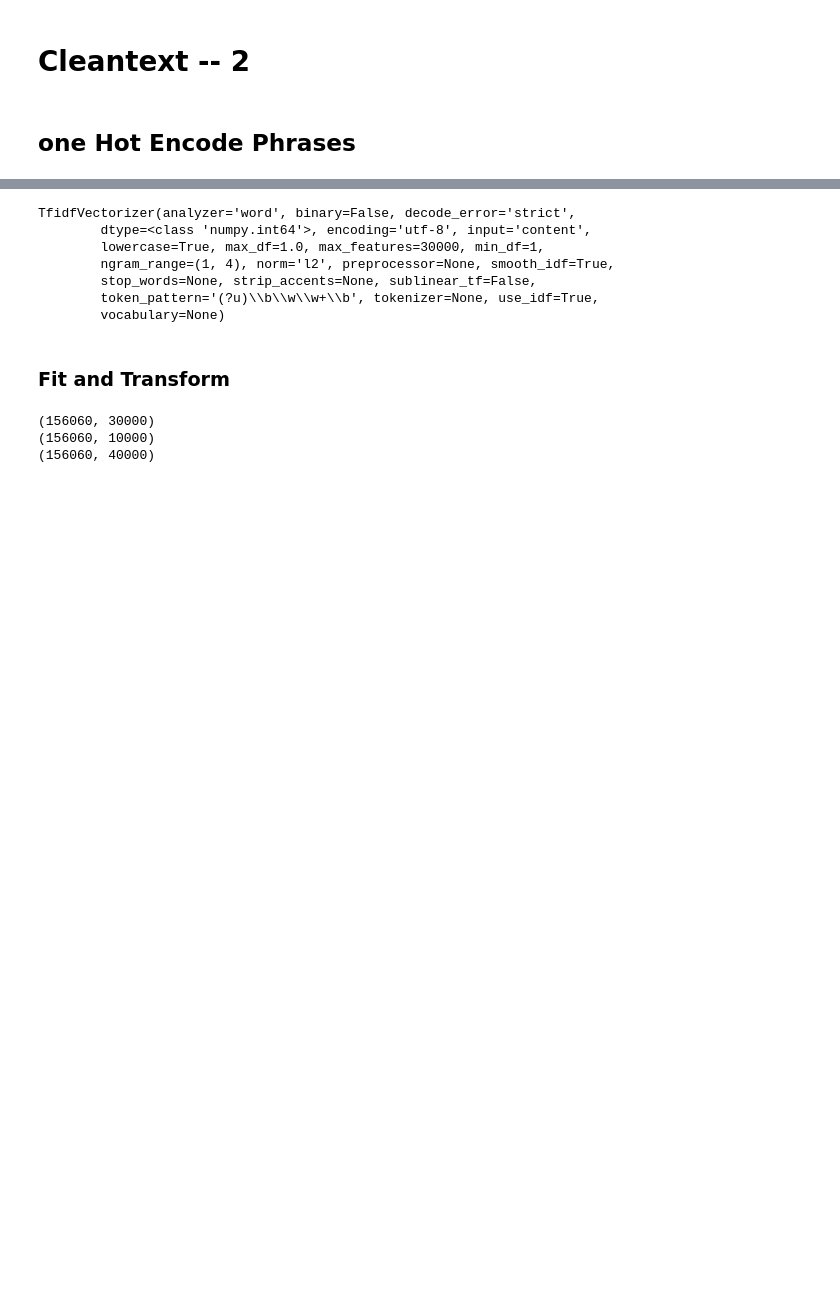
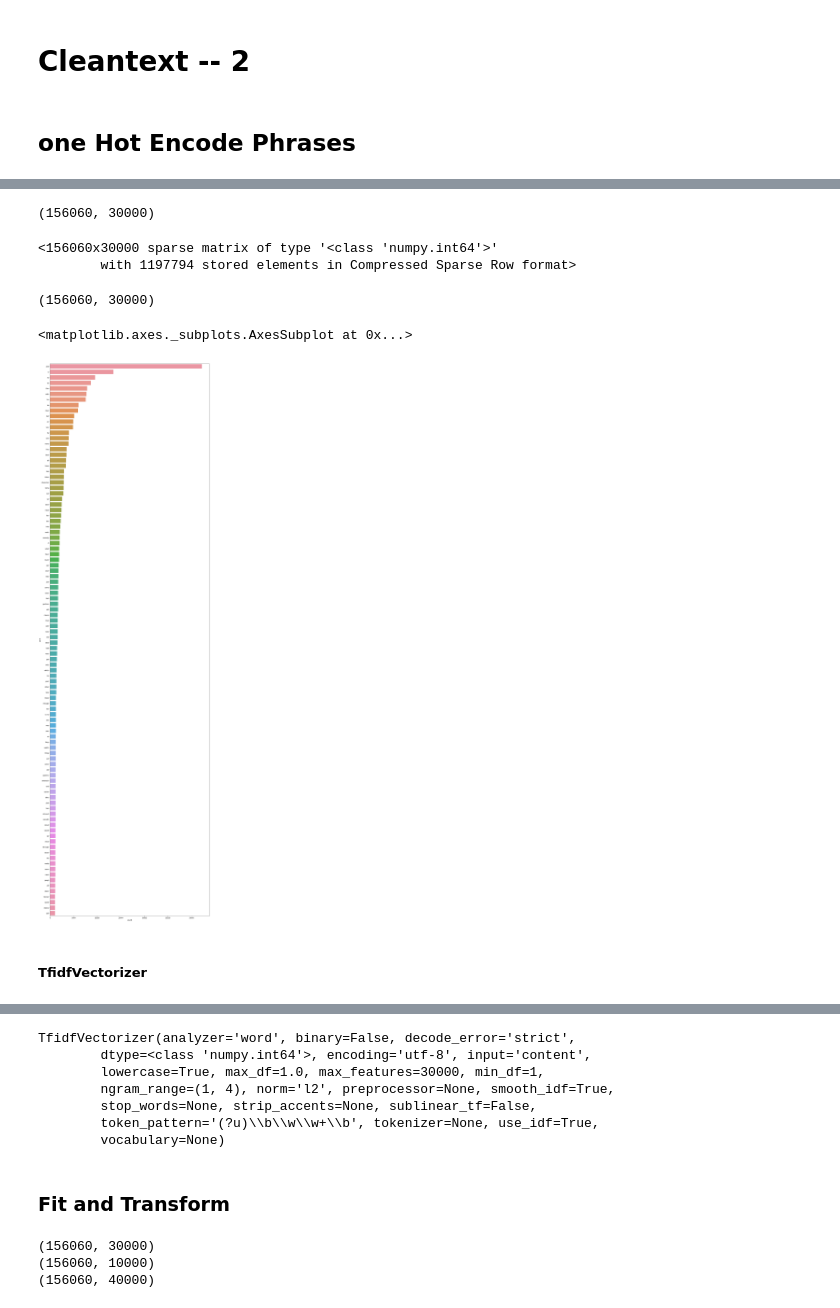
Before and after one commit to silverrainb/movie-sentiment, a Jupyter notebook: movie-sentiment.ipynb, the cells around one changed output, grey strips where cells are left out. Drawn from its saved outputs; the diff is of its cells as text; code cells hidden in the pictures; blank space fills up the shorter version.

```diff
--- a/movie-sentiment.ipynb
+++ b/movie-sentiment.ipynb
@@ -118,3 +161,50 @@ test["Phrase"] = test["Phrase"].apply(clean_text)
+# %%
+X_train = vectorizer.transform(train["Phrase"])
+# applies the params from fiting to data
+
+print(X_train.shape)
+X_train
+# %% [output]
+(156060, 30000)
+<156060x30000 sparse matrix of type '<class 'numpy.int64'>'
+        with 1197794 stored elements in Compressed Sparse Row format>
+# %%
+columns = vectorizer.get_feature_names()# <- vocab
+# "not funny" in columns
+
+train_vector = pd.DataFrame(X_train.toarray(), columns= columns)
+print(train_vector.shape)
+# %% [output]
+(156060, 30000)
+# %%
+# Visualize
+
+import matplotlib.pyplot as plt
+
+dictionary = {}
+
+# This takes a while
+# This will take each train dataset's word and count the frequency in dictionary form.
+for column in train_vector.columns:
+    dictionary[column] = train_vector[column].sum()
+
+dictionary_dataframe = pd.DataFrame.from_dict({'word': list(dictionary.keys()), 'count': list(dictionary.values())})
+dictionary_dataframe = dictionary_dataframe.sort_values('count', ascending=False)
+dictionary_dataframe = dictionary_dataframe[0:100]
+
+%matplotlib inline
+import seaborn as sns
+
+figure, ax = plt.subplots(nrows=1, ncols=1)
+figure.set_size_inches(18, 64)
+
+sns.barplot(data=dictionary_dataframe, y="word", x="count", ax=ax)
+# dictionary_dataframe.to_csv("frequency.csv")
+# %% [output]
+<matplotlib.axes._subplots.AxesSubplot at 0x...>
+[figure, added]
+# %% [markdown]
+##### TfidfVectorizer
 # %%
 from sklearn.feature_extraction.text import TfidfVectorizer
 
```
Also changed, not shown: parts of 8 cells of this notebook, 3 other files.
